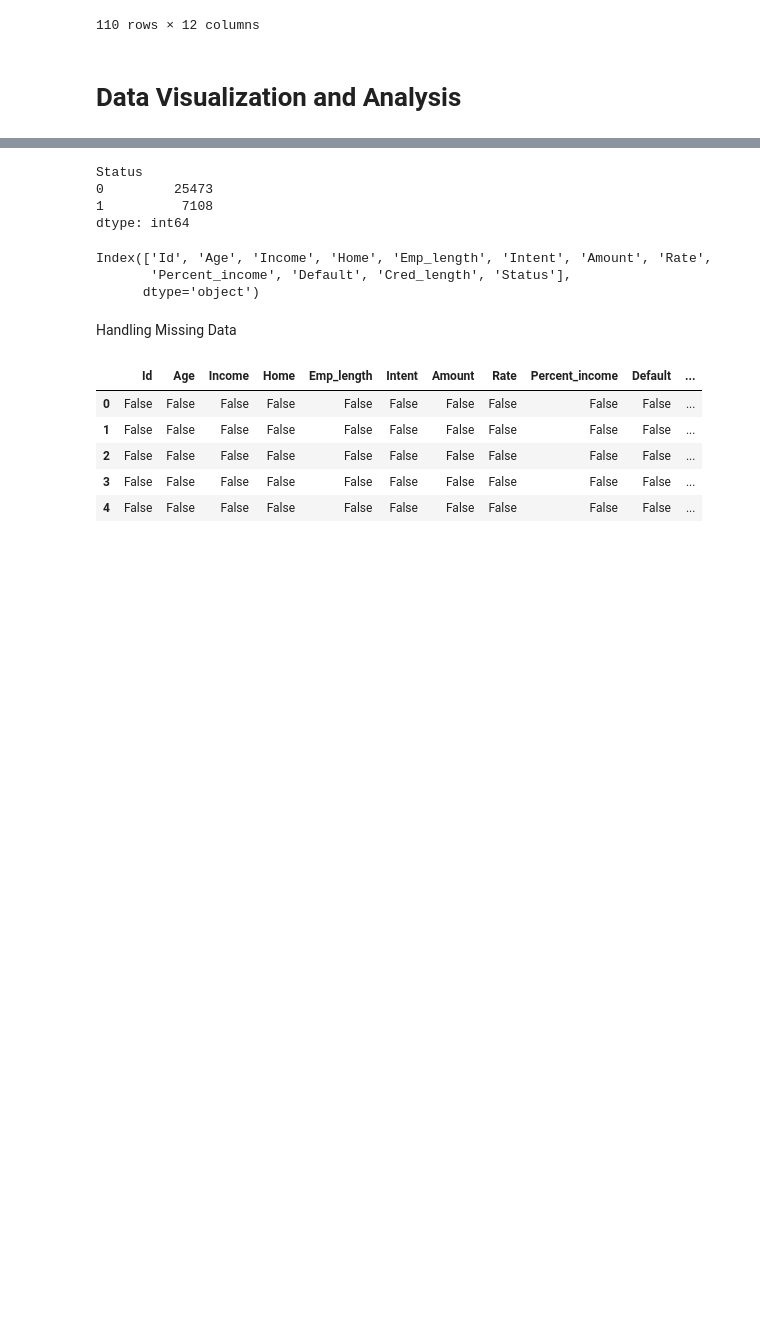
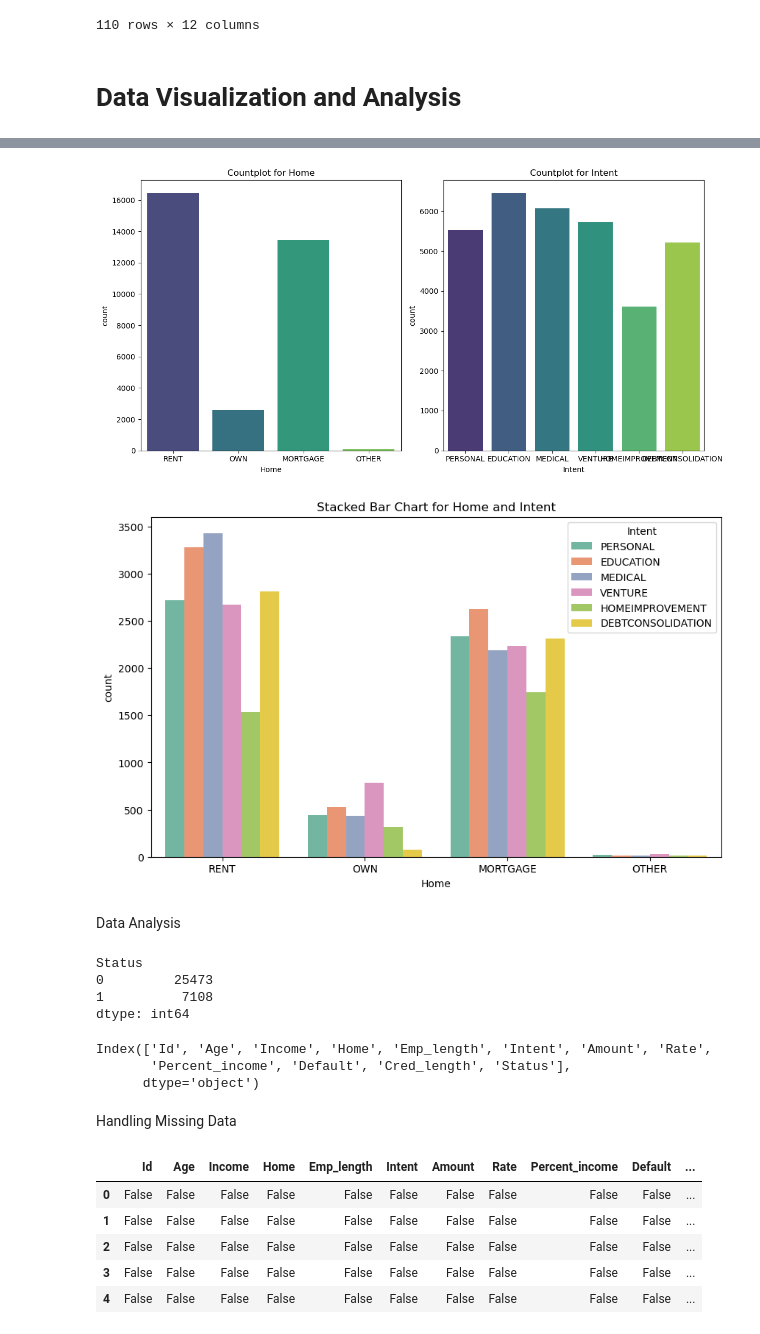
Before and after one commit to ChanukaDil/Bank_Loan_Predict, a Jupyter notebook: Project.ipynb, the cells around one changed output, grey strips where cells are left out. Drawn from its saved outputs; the diff is of its cells as text; code cells hidden in the pictures; blank space fills up the shorter version.

```diff
--- a/Project.ipynb
+++ b/Project.ipynb
@@ -55,3 +93,31 @@ data.head(110)
+# %%
+categorical_feature_1 = 'Home'
+categorical_feature_2 = 'Intent'
+
+# Countplot for each categorical feature
+plt.figure(figsize=(12, 6))
+
+plt.subplot(1, 2, 1)
+sns.countplot(x=categorical_feature_1, data=data, palette='viridis')
+plt.title(f'Countplot for {categorical_feature_1}')
+
+plt.subplot(1, 2, 2)
+sns.countplot(x=categorical_feature_2, data=data, palette='viridis')
+plt.title(f'Countplot for {categorical_feature_2}')
+
+plt.tight_layout()
+plt.show()
+
+# Stacked bar chart for two categorical features
+plt.figure(figsize=(10, 6))
+sns.countplot(x=categorical_feature_1, hue=categorical_feature_2, data=data, palette='Set2')
+plt.title(f'Stacked Bar Chart for {categorical_feature_1} and {categorical_feature_2}')
+plt.show()
+# %% [output]
+[figure, added]
+[figure, added]
+# %% [markdown]
+Data Analysis
 # %%
 data[["Status"]].value_counts()
 # %% [output]
```
Also changed, not shown: parts of 13 cells of this notebook.
